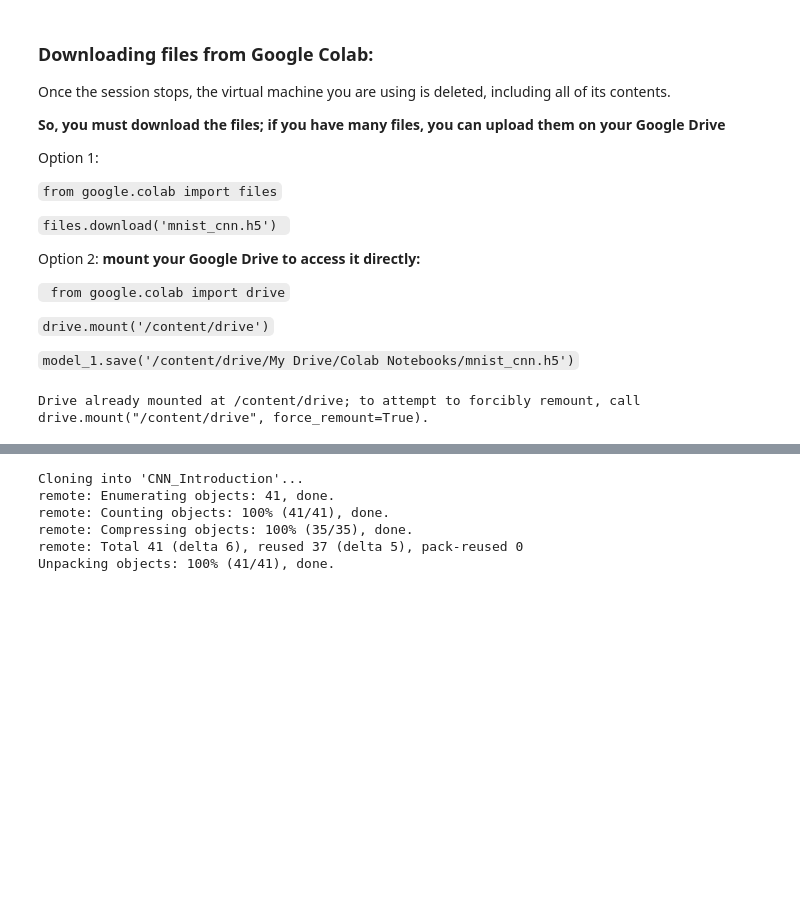
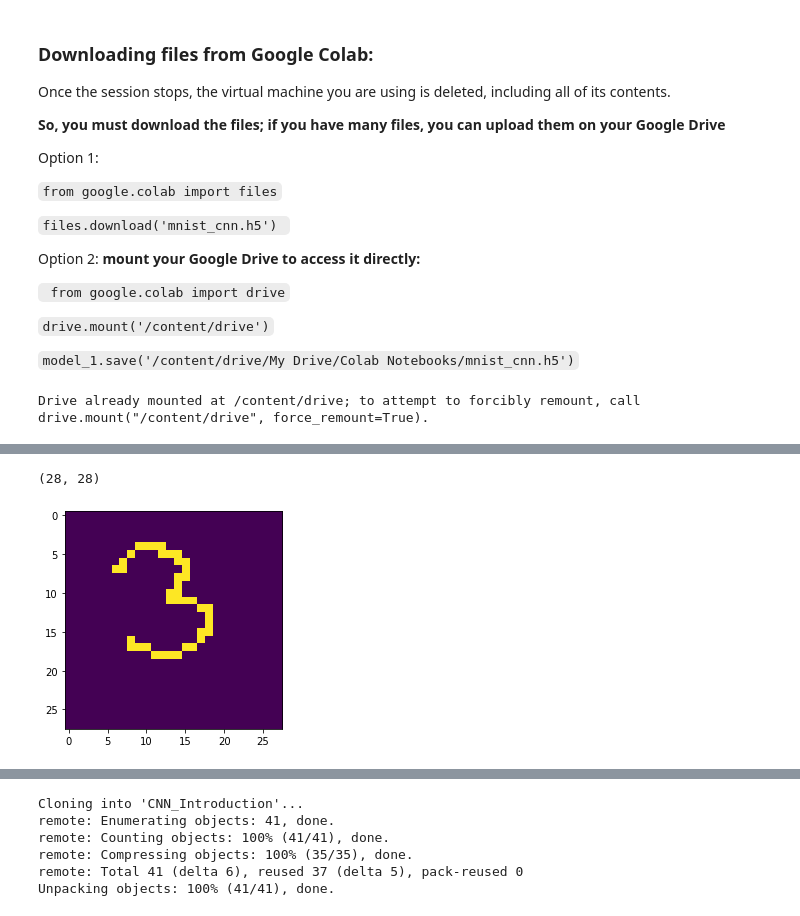
Before and after one commit to VKapitany/CNN_Introduction, a Jupyter notebook: CNN_introduction_solutions.ipynb, the cells around one changed output, grey strips where cells are left out. Cells and saved outputs as stored; diff of their text form; code cells hidden in the pictures; blank space fills up the shorter version.

```diff
--- a/CNN_introduction_solutions.ipynb
+++ b/CNN_introduction_solutions.ipynb
@@ -336,0 +366,8 @@ Drive already mounted at /content/drive; to attempt to forcibly remount, call dr
+# %%
+#Load and visualise image. The images have 4 channels, so we select one of them
+image = imageio.imread('/content/number_3.png')[:,:,0]
+plt.imshow(image)
+print(image.shape)
+# %% [output]
+(28, 28)
+[figure, added]
```
Also changed, not shown: parts of 13 cells of this notebook.
